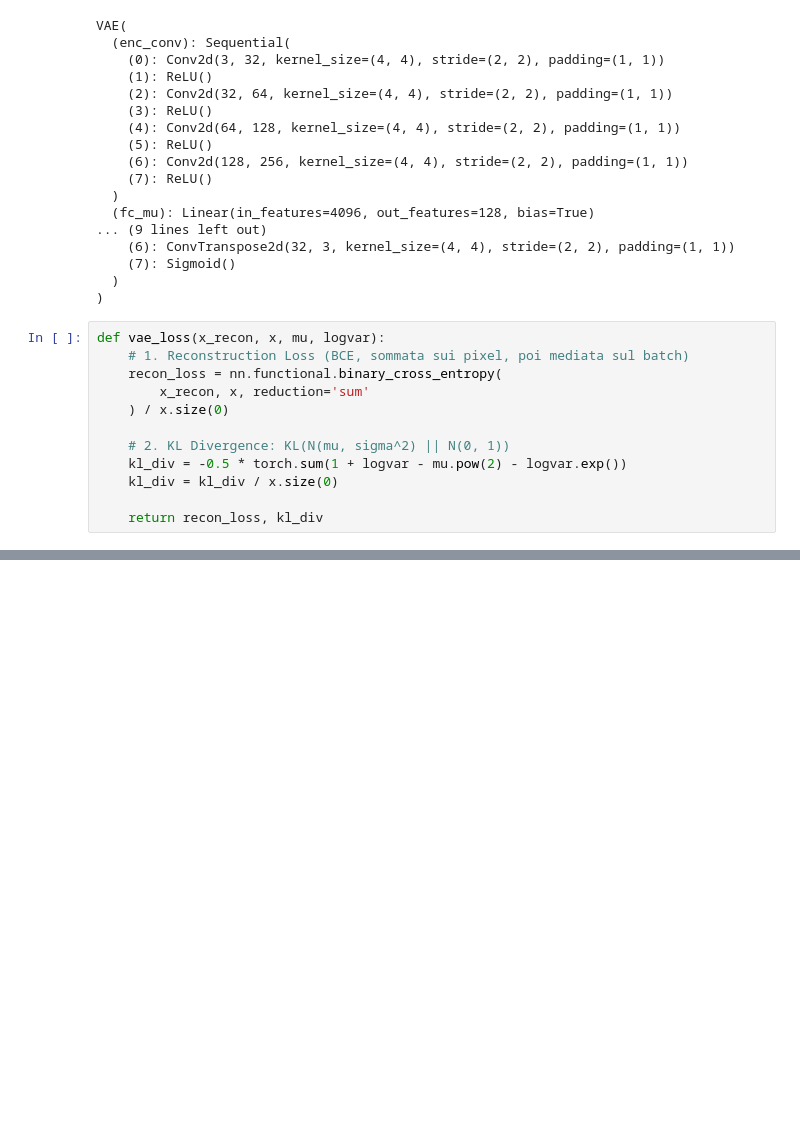
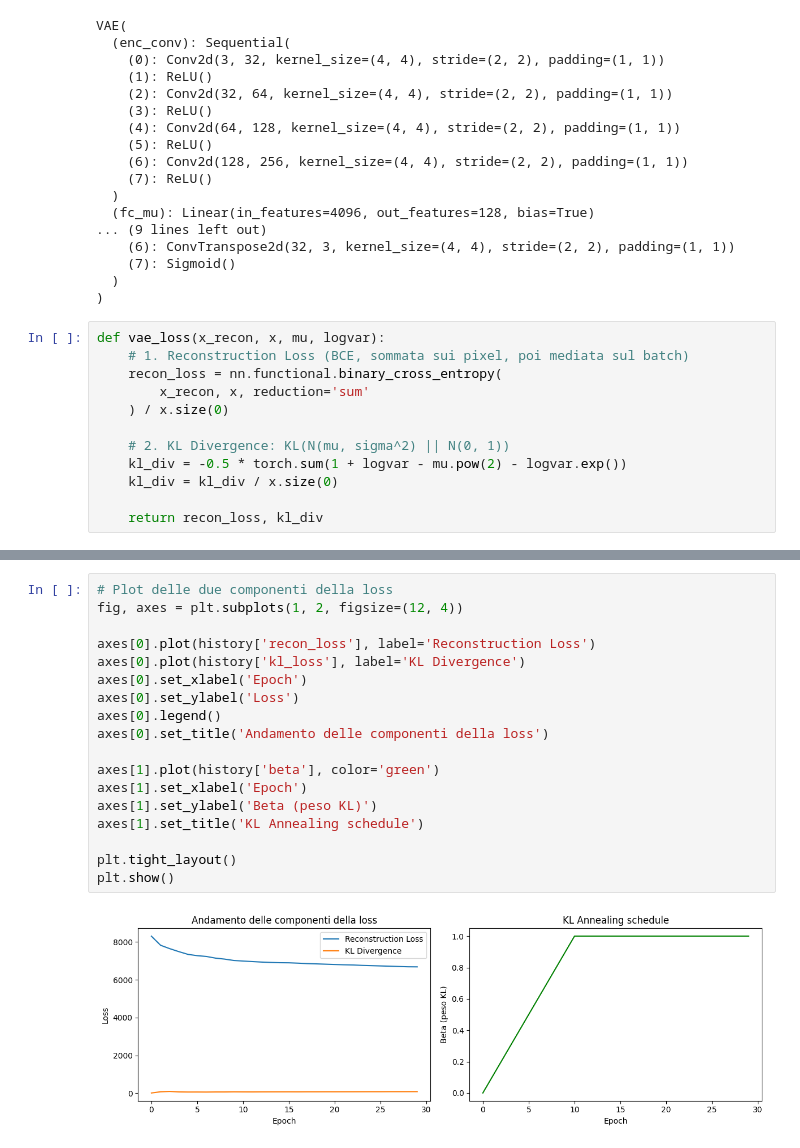
Before and after one commit to matteoliotti/modulo6_P2, a Jupyter notebook: modulo6_P2.ipynb, the cells around one changed output, grey strips where cells are left out. Saved outputs shown, nothing was run; the diff lists cells and outputs as text; blank space fills up the shorter version.

Commit message:
Fase 4
Training Loop e KL Annealing

```diff
--- a/modulo6_P2.ipynb
+++ b/modulo6_P2.ipynb
@@ -130,0 +190,20 @@ def vae_loss(x_recon, x, mu, logvar):
+# %%
+# Plot delle due componenti della loss
+fig, axes = plt.subplots(1, 2, figsize=(12, 4))
+
+axes[0].plot(history['recon_loss'], label='Reconstruction Loss')
+axes[0].plot(history['kl_loss'], label='KL Divergence')
+axes[0].set_xlabel('Epoch')
+axes[0].set_ylabel('Loss')
+axes[0].legend()
+axes[0].set_title('Andamento delle componenti della loss')
+
+axes[1].plot(history['beta'], color='green')
+axes[1].set_xlabel('Epoch')
+axes[1].set_ylabel('Beta (peso KL)')
+axes[1].set_title('KL Annealing schedule')
+
+plt.tight_layout()
+plt.show()
+# %% [output]
+[figure, added]
```
Also changed, not shown: parts of 1 cell of this notebook.
